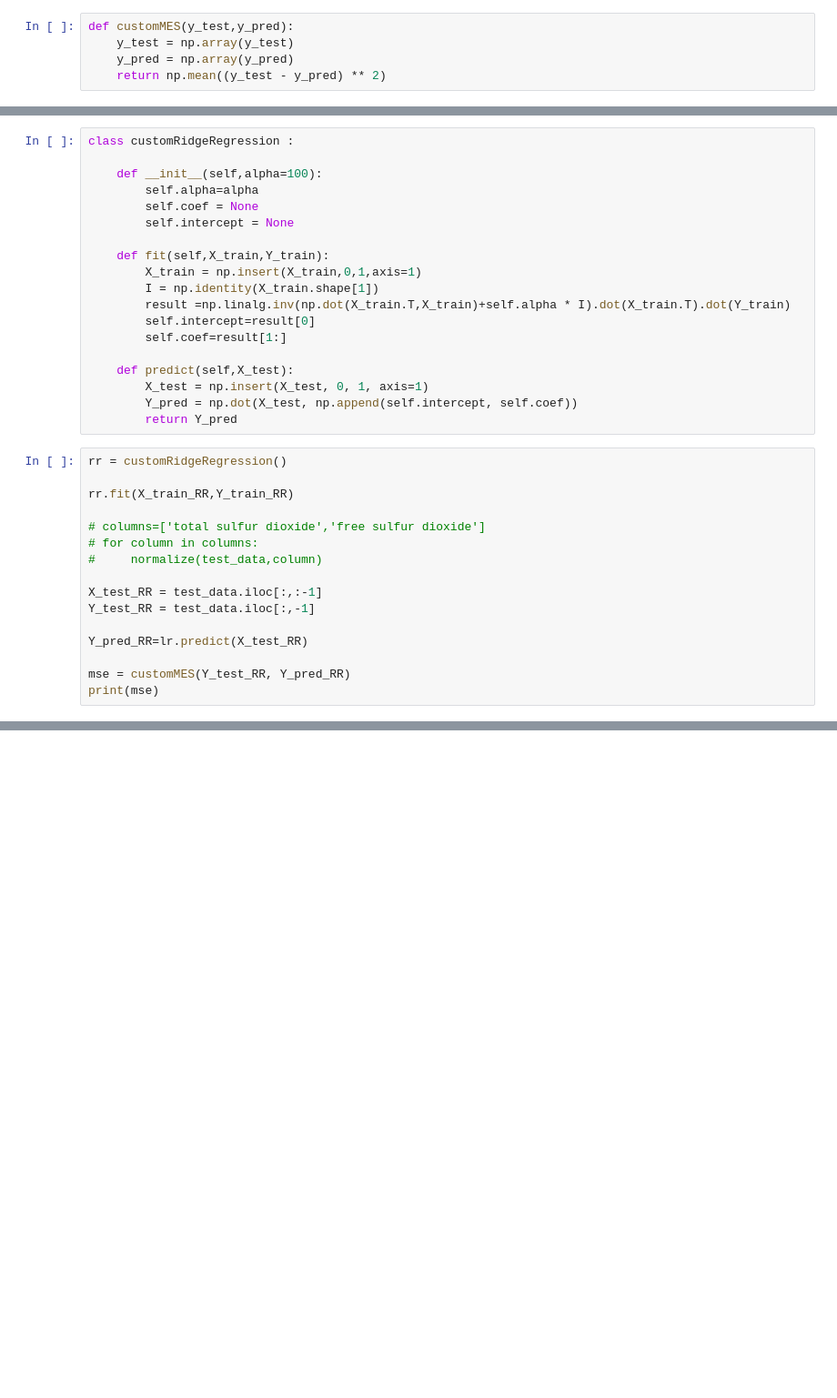
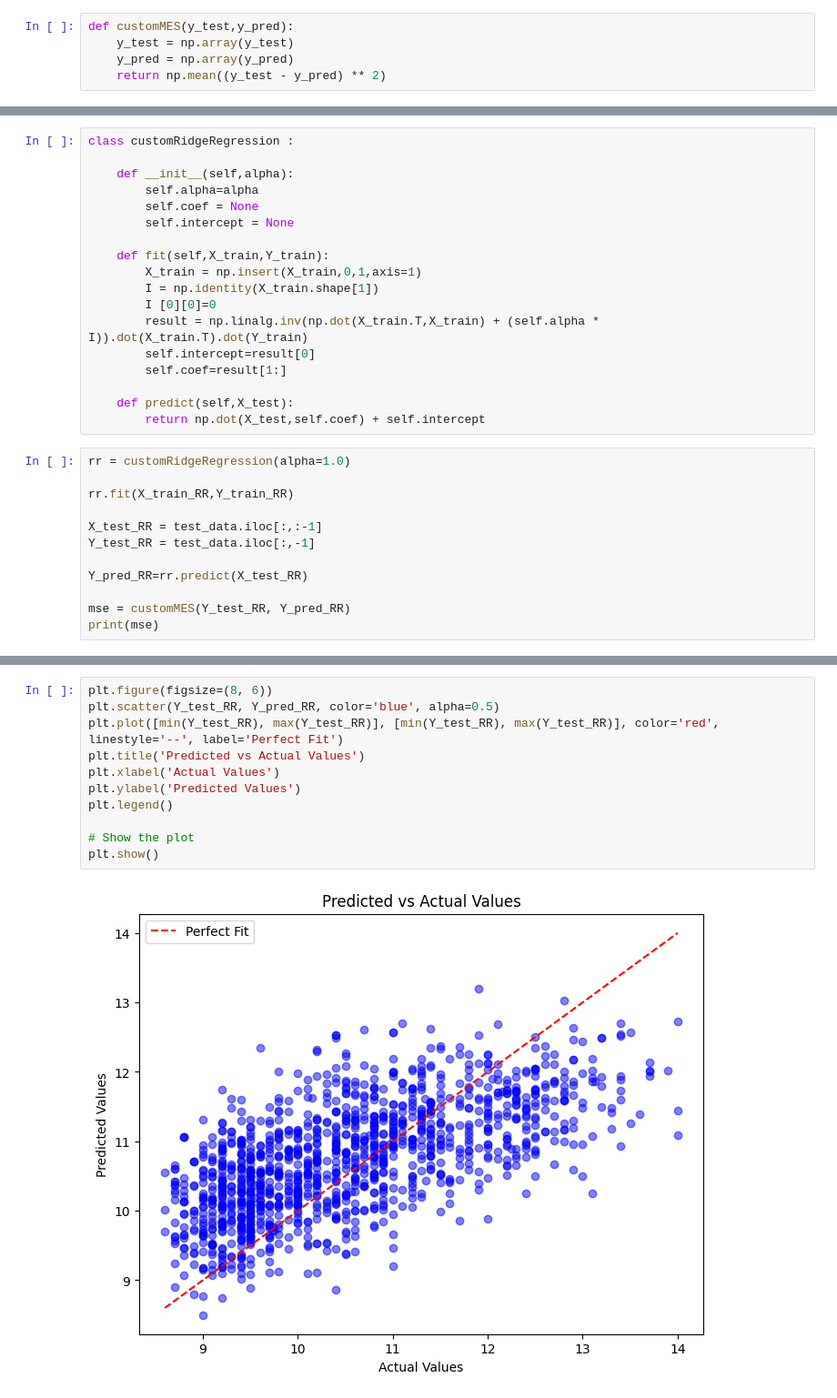
Before and after one commit to Ganesh-Kdt/Classification-and-Regression-Model-From-Scratch, a Jupyter notebook: ganeshdi_sushreen_assignment1_part3.ipynb, the cells around one changed output, grey strips where cells are left out. Shown at 91% size. Saved outputs shown, nothing was run; the diff lists cells and outputs as text; blank space fills up the shorter version.

Commit message:
added custom ridge regression

```diff
--- a/ganeshdi_sushreen_assignment1_part3.ipynb
+++ b/ganeshdi_sushreen_assignment1_part3.ipynb
@@ -223,7 +254,7 @@ Y_train_RR = train_data.iloc[:,-1]
 # %%
 class customRidgeRegression :
 
-    def __init__(self,alpha=100):
+    def __init__(self,alpha):
         self.alpha=alpha
         self.coef = None
         self.intercept = None
@@ -231,27 +262,22 @@ class customRidgeRegression :
     def fit(self,X_train,Y_train):
         X_train = np.insert(X_train,0,1,axis=1)
         I = np.identity(X_train.shape[1])
-        result =np.linalg.inv(np.dot(X_train.T,X_train)+self.alpha * I).dot(X_train.T).dot(Y_train)
+        I [0][0]=0
+        result = np.linalg.inv(np.dot(X_train.T,X_train) + (self.alpha * I)).dot(X_train.T).dot(Y_train)
         self.intercept=result[0]
         self.coef=result[1:]
 
     def predict(self,X_test):
-        X_test = np.insert(X_test, 0, 1, axis=1)
-        Y_pred = np.dot(X_test, np.append(self.intercept, self.coef))
-        return Y_pred
+        return np.dot(X_test,self.coef) + self.intercept
 # %%
-rr = customRidgeRegression()
+rr = customRidgeRegression(alpha=1.0)
 
 rr.fit(X_train_RR,Y_train_RR)
-
-# columns=['total sulfur dioxide','free sulfur dioxide']
-# for column in columns:
-#     normalize(test_data,column)
 
 X_test_RR = test_data.iloc[:,:-1]
 Y_test_RR = test_data.iloc[:,-1]
 
-Y_pred_RR=lr.predict(X_test_RR)
+Y_pred_RR=rr.predict(X_test_RR)
 
 mse = customMES(Y_test_RR, Y_pred_RR)
 print(mse)
@@ -259,0 +329,13 @@ print(mse)
+# %%
+plt.figure(figsize=(8, 6))
+plt.scatter(Y_test_RR, Y_pred_RR, color='blue', alpha=0.5)
+plt.plot([min(Y_test_RR), max(Y_test_RR)], [min(Y_test_RR), max(Y_test_RR)], color='red', linestyle='--', label='Perfect Fit')
+plt.title('Predicted vs Actual Values')
+plt.xlabel('Actual Values')
+plt.ylabel('Predicted Values')
+plt.legend()
+
+# Show the plot
+plt.show()
+# %% [output]
+[figure, added]
```
Also changed, not shown: parts of 16 cells of this notebook.
